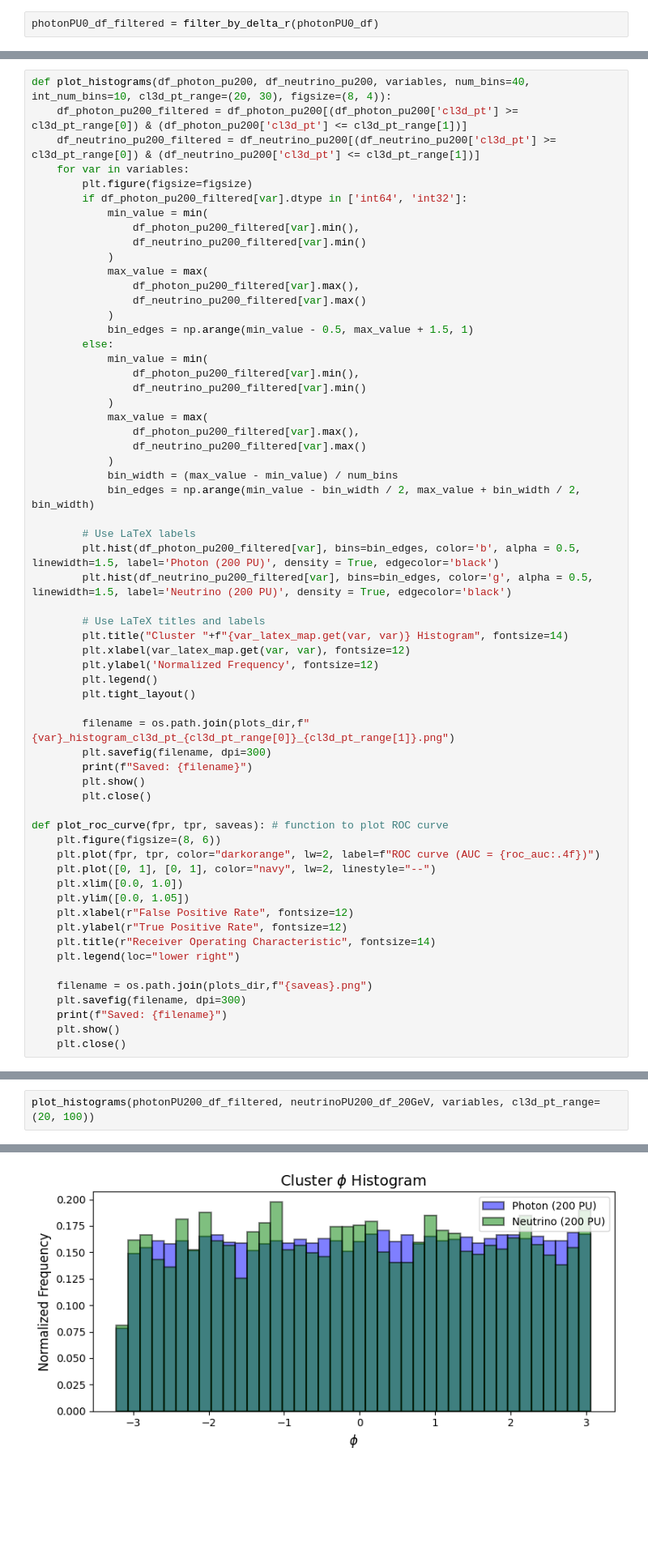
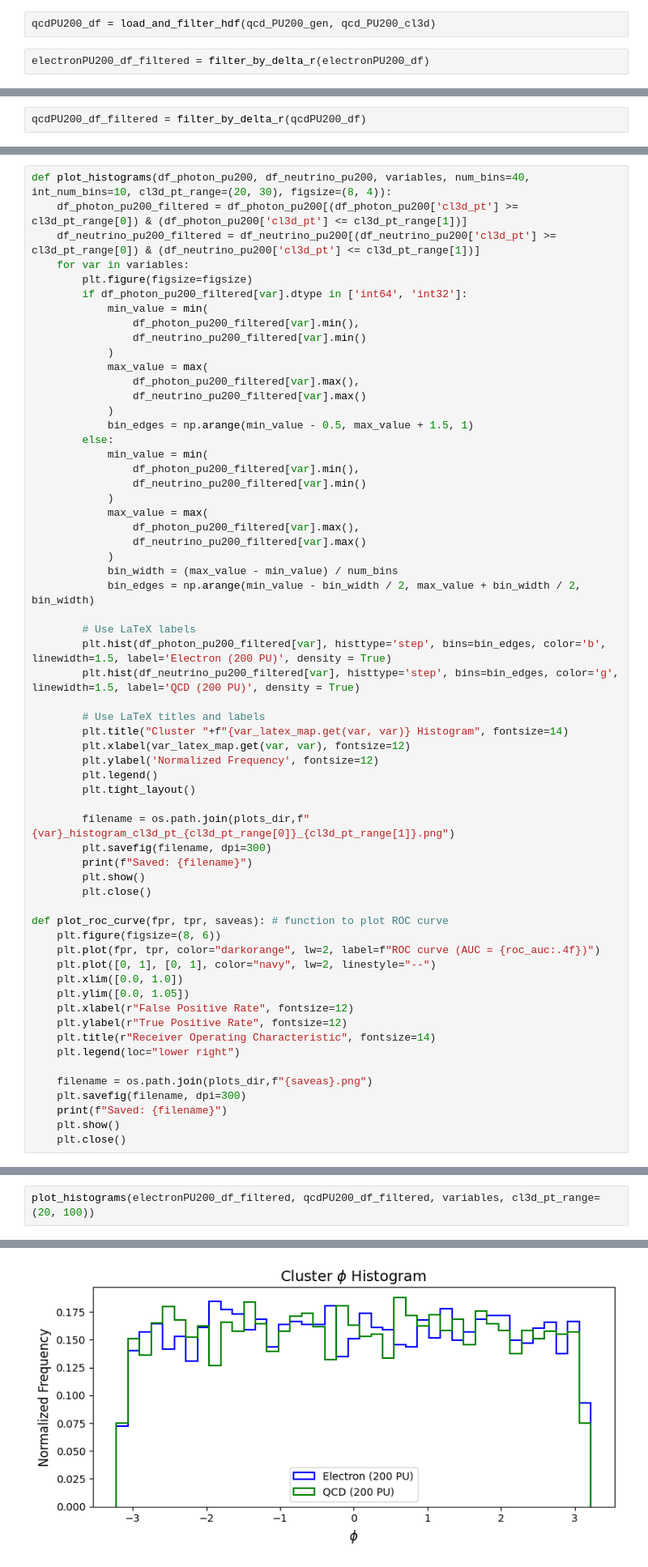
Before and after one commit to tdebnath16/shower_shape_studies, a Jupyter notebook: showershapestudies.ipynb, the cells around one changed output, grey strips where cells are left out. Shown at 81% size. Drawn from its saved outputs; the diff is of its cells as text; blank space fills up the shorter version.

Commit message:
including new samples- photon, electron, pion and QCD in v16 geomtery

```diff
--- a/showershapestudies.ipynb
+++ b/showershapestudies.ipynb
@@ -110,4 +108,6 @@ photonPU200_df = load_and_filter_hdf(photon_PU200_gen, photon_PU200_cl3d)
 # %%
 neutrinoPU200_df = load_and_filter_hdf('None', neutrino_PU200_cl3d)
+# %%
+qcdPU200_df = load_and_filter_hdf(qcd_PU200_gen, qcd_PU200_cl3d)
 # %%
-photonPU0_df_filtered = filter_by_delta_r(photonPU0_df)
+electronPU200_df_filtered = filter_by_delta_r(electronPU200_df)
@@ -115,0 +114,2 @@ photonPU200_df_filtered = filter_by_delta_r(photonPU200_df)
+# %%
+qcdPU200_df_filtered = filter_by_delta_r(qcdPU200_df)
@@ -177,8 +209,8 @@ def plot_histograms(df_photon_pu200, df_neutrino_pu200, variables, num_bins=40,
             bin_edges = np.arange(min_value - bin_width / 2, max_value + bin_width / 2, bin_width)
 
         # Use LaTeX labels
-        plt.hist(df_photon_pu200_filtered[var], bins=bin_edges, color='b', alpha = 0.5, linewidth=1.5, label='Photon (200 PU)', density = True, edgecolor='black')
-        plt.hist(df_neutrino_pu200_filtered[var], bins=bin_edges, color='g', alpha = 0.5, linewidth=1.5, label='Neutrino (200 PU)', density = True, edgecolor='black')
+        plt.hist(df_photon_pu200_filtered[var], histtype='step', bins=bin_edges, color='b', linewidth=1.5, label='Electron (200 PU)', density = True)
+        plt.hist(df_neutrino_pu200_filtered[var], histtype='step', bins=bin_edges, color='g', linewidth=1.5, label='QCD (200 PU)', density = True)
 
         # Use LaTeX titles and labels
         plt.title("Cluster "+f"{var_latex_map.get(var, var)} Histogram", fontsize=14)
@@ -261,6 +293,6 @@ var_latex_map = {
     'cl3d_last5layers': 'Fraction of energy in last 5 Layers'
 }
 # %%
-plot_histograms(photonPU200_df_filtered, neutrinoPU200_df_20GeV, variables, cl3d_pt_range=(20, 100))
+plot_histograms(electronPU200_df_filtered, qcdPU200_df_filtered, variables, cl3d_pt_range=(20, 100))
 # %% [output]
 Saved: plots/cl3d_pt_histogram_cl3d_pt_20_100.png
@@ -276,5 +308,5 @@ Saved: plots/cl3d_emax3layers_histogram_cl3d_pt_20_100.png
 Saved: plots/cl3d_phi_histogram_cl3d_pt_20_100.png
-[figure, old version]
+[figure, new version]
 ... (62 outputs left out)
 # %%
 # Get the common columns between signal and background DataFrames
```
Also changed, not shown: parts of 13 cells of this notebook, 11 other files.
